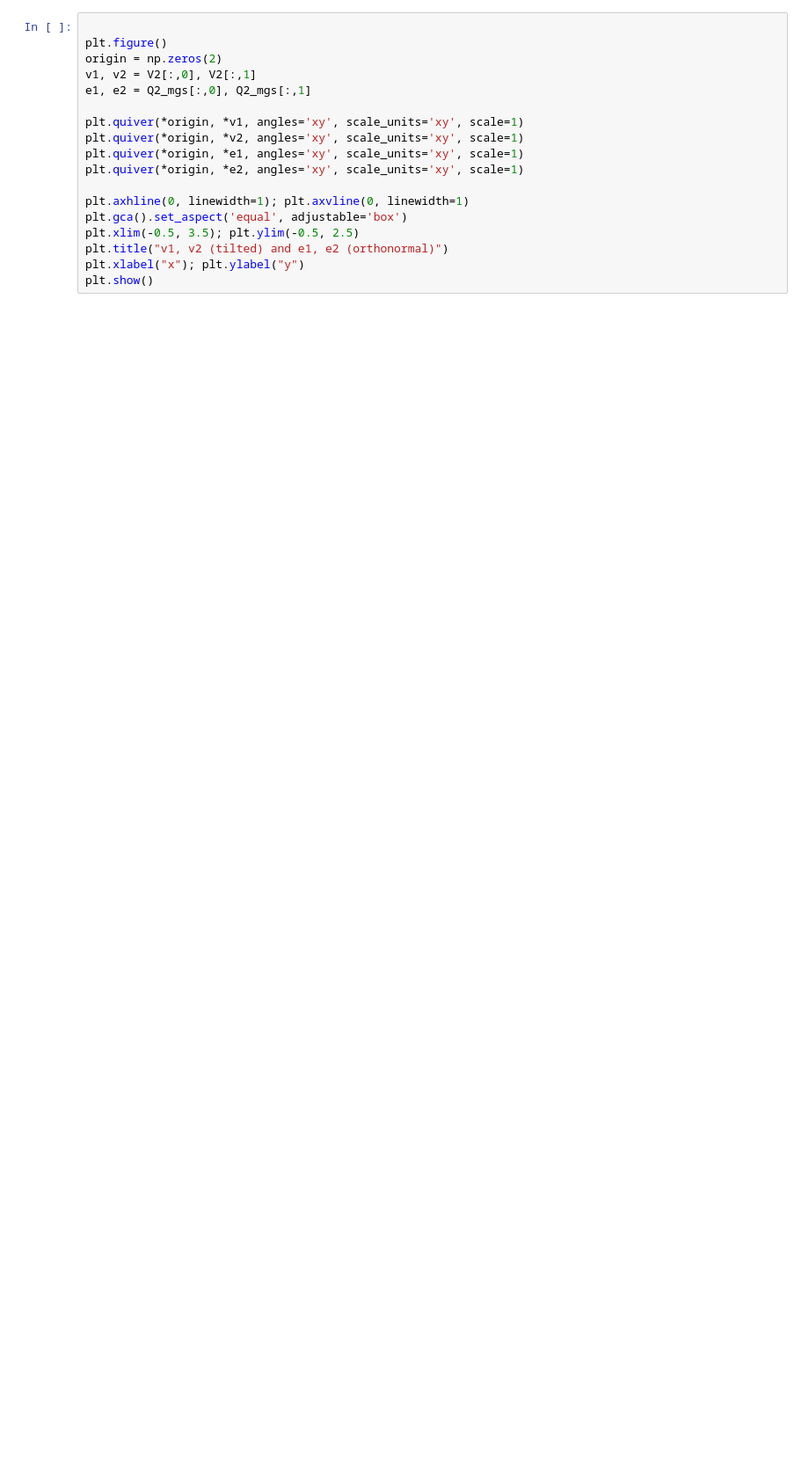
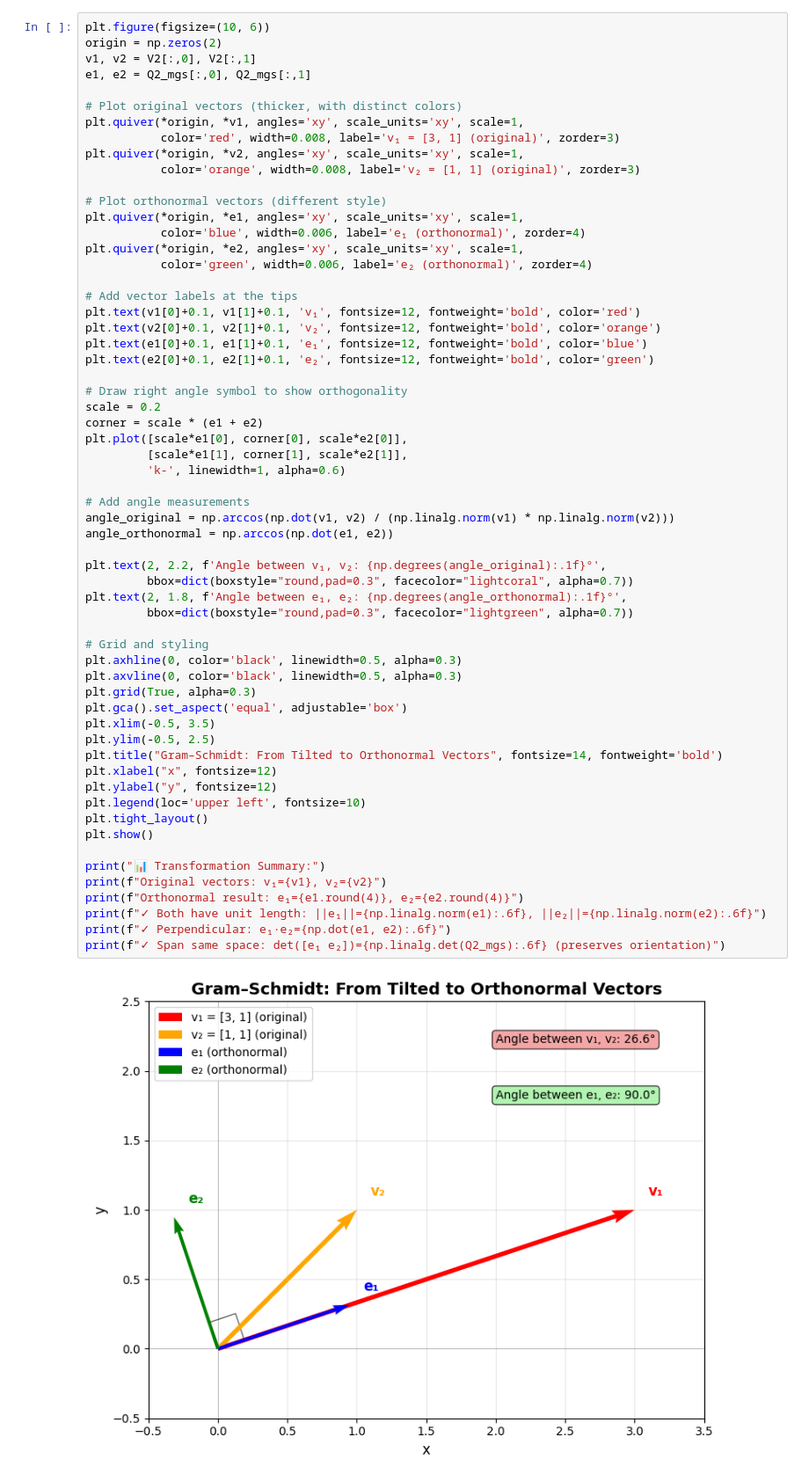
Before and after one commit to MarRoth93/Study_ML, a Jupyter notebook: math_for_ml/02_matrices_02/05_Gram_Schmidt_Educational.ipynb, the cells around one changed output. Shown at 88% size. Drawn from its saved outputs; the diff is of its cells as text; blank space fills up the shorter version.

```diff
--- a/math_for_ml/02_matrices_02/05_Gram_Schmidt_Educational.ipynb
+++ b/math_for_ml/02_matrices_02/05_Gram_Schmidt_Educational.ipynb
@@ -116,18 +365,62 @@ We plot \(v_1,v_2\) and the resulting orthonormal \(e_1,e_2\) (columns of \(Q\))
 # %%
-
-plt.figure()
+plt.figure(figsize=(10, 6))
 origin = np.zeros(2)
 v1, v2 = V2[:,0], V2[:,1]
 e1, e2 = Q2_mgs[:,0], Q2_mgs[:,1]
 
-plt.quiver(*origin, *v1, angles='xy', scale_units='xy', scale=1)
-plt.quiver(*origin, *v2, angles='xy', scale_units='xy', scale=1)
-plt.quiver(*origin, *e1, angles='xy', scale_units='xy', scale=1)
-plt.quiver(*origin, *e2, angles='xy', scale_units='xy', scale=1)
+# Plot original vectors (thicker, with distinct colors)
+plt.quiver(*origin, *v1, angles='xy', scale_units='xy', scale=1,
+           color='red', width=0.008, label='v₁ = [3, 1] (original)', zorder=3)
+plt.quiver(*origin, *v2, angles='xy', scale_units='xy', scale=1,
+           color='orange', width=0.008, label='v₂ = [1, 1] (original)', zorder=3)
 
-plt.axhline(0, linewidth=1); plt.axvline(0, linewidth=1)
+# Plot orthonormal vectors (different style)
+plt.quiver(*origin, *e1, angles='xy', scale_units='xy', scale=1,
+           color='blue', width=0.006, label='e₁ (orthonormal)', zorder=4)
+plt.quiver(*origin, *e2, angles='xy', scale_units='xy', scale=1,
+           color='green', width=0.006, label='e₂ (orthonormal)', zorder=4)
+
+# Add vector labels at the tips
+plt.text(v1[0]+0.1, v1[1]+0.1, 'v₁', fontsize=12, fontweight='bold', color='red')
+plt.text(v2[0]+0.1, v2[1]+0.1, 'v₂', fontsize=12, fontweight='bold', color='orange')
+plt.text(e1[0]+0.1, e1[1]+0.1, 'e₁', fontsize=12, fontweight='bold', color='blue')
+plt.text(e2[0]+0.1, e2[1]+0.1, 'e₂', fontsize=12, fontweight='bold', color='green')
+
+# Draw right angle symbol to show orthogonality
+scale = 0.2
+corner = scale * (e1 + e2)
+plt.plot([scale*e1[0], corner[0], scale*e2[0]],
+         [scale*e1[1], corner[1], scale*e2[1]],
+         'k-', linewidth=1, alpha=0.6)
+
+# Add angle measurements
+angle_original = np.arccos(np.dot(v1, v2) / (np.linalg.norm(v1) * np.linalg.norm(v2)))
+angle_orthonormal = np.arccos(np.dot(e1, e2))
+
+plt.text(2, 2.2, f'Angle between v₁, v₂: {np.degrees(angle_original):.1f}°',
+         bbox=dict(boxstyle="round,pad=0.3", facecolor="lightcoral", alpha=0.7))
+plt.text(2, 1.8, f'Angle between e₁, e₂: {np.degrees(angle_orthonormal):.1f}°',
+         bbox=dict(boxstyle="round,pad=0.3", facecolor="lightgreen", alpha=0.7))
+
+# Grid and styling
+plt.axhline(0, color='black', linewidth=0.5, alpha=0.3)
+plt.axvline(0, color='black', linewidth=0.5, alpha=0.3)
+plt.grid(True, alpha=0.3)
 plt.gca().set_aspect('equal', adjustable='box')
-plt.xlim(-0.5, 3.5); plt.ylim(-0.5, 2.5)
-plt.title("v1, v2 (tilted) and e1, e2 (orthonormal)")
-plt.xlabel("x"); plt.ylabel("y")
+plt.xlim(-0.5, 3.5)
+plt.ylim(-0.5, 2.5)
+plt.title("Gram–Schmidt: From Tilted to Orthonormal Vectors", fontsize=14, fontweight='bold')
+plt.xlabel("x", fontsize=12)
+plt.ylabel("y", fontsize=12)
+plt.legend(loc='upper left', fontsize=10)
+plt.tight_layout()
 plt.show()
+
+print("📊 Transformation Summary:")
+print(f"Original vectors: v₁={v1}, v₂={v2}")
+print(f"Orthonormal result: e₁={e1.round(4)}, e₂={e2.round(4)}")
+print(f"✓ Both have unit length: ||e₁||={np.linalg.norm(e1):.6f}, ||e₂||={np.linalg.norm(e2):.6f}")
+print(f"✓ Perpendicular: e₁·e₂={np.dot(e1, e2):.6f}")
+print(f"✓ Span same space: det([e₁ e₂])={np.linalg.det(Q2_mgs):.6f} (preserves orientation)")
+# %% [output]
+[figure, added]
```
Also changed, not shown: parts of 24 cells of this notebook, 2 other files.
